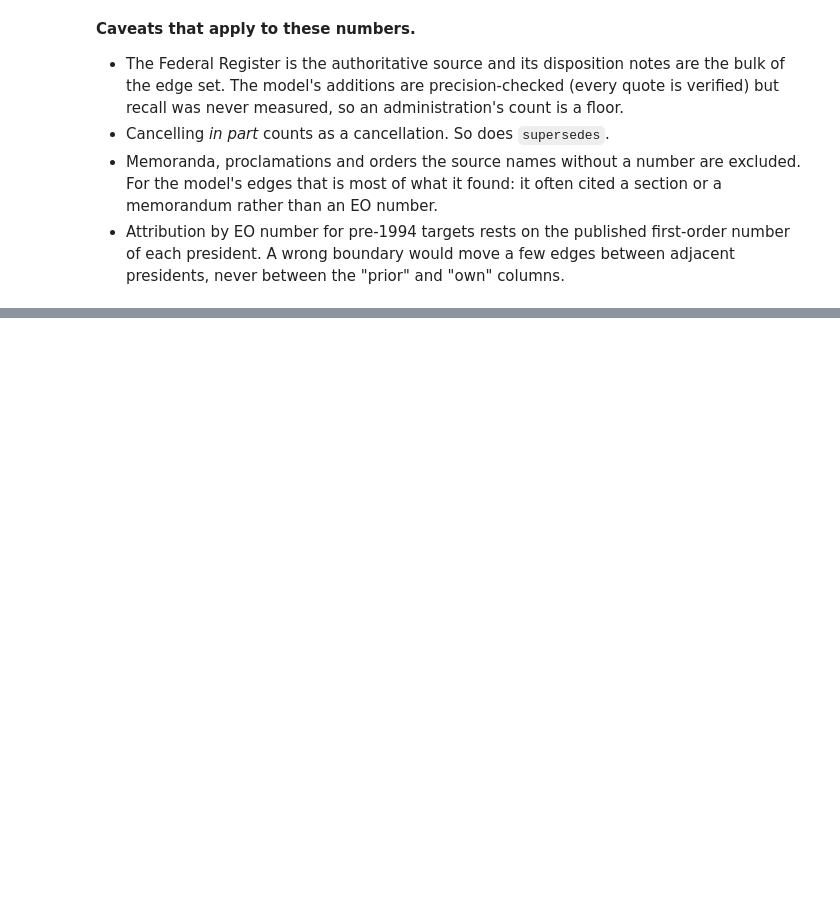
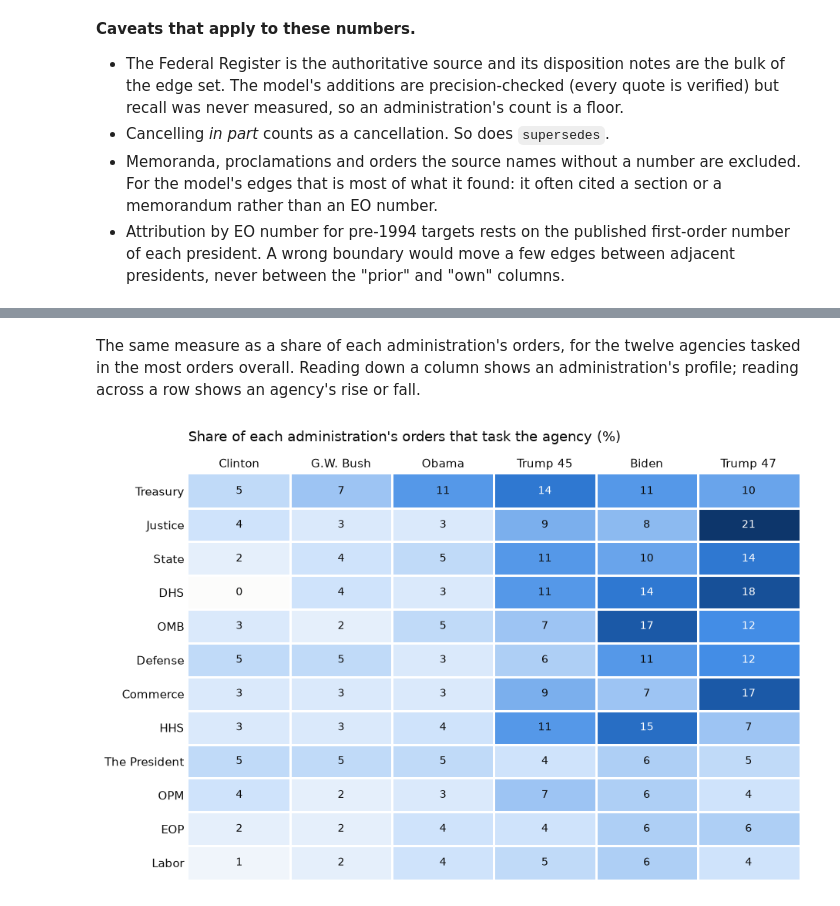
Before and after one commit to DaveKT/EO_Analysis, a Jupyter notebook: notebooks/analysis.ipynb, the cells around one changed output, grey strips where cells are left out. Cells and saved outputs as stored; diff of their text form; code cells hidden in the pictures; blank space fills up the shorter version.

```diff
--- a/notebooks/analysis.ipynb
+++ b/notebooks/analysis.ipynb
@@ -335,0 +424,41 @@ plt.show()
+# %% [markdown]
+The same measure as a share of each administration's orders, for the twelve agencies
+tasked in the most orders overall. Reading down a column shows an administration's
+profile; reading across a row shows an agency's rise or fall.
+# %%
+from matplotlib.colors import LinearSegmentedColormap
+
+TOP_N = 12
+top_agencies = pairs.canonical_name.value_counts().head(TOP_N).index
+share = (counts[counts.canonical_name.isin(top_agencies)]
+         .pivot(index="canonical_name", columns="actor", values="orders")
+         .reindex(index=top_agencies, columns=ADMINS).fillna(0))
+share = (share.div(orders_per_actor, axis=1) * 100).round(0)
+
+# One hue, light to dark: the reference palette's sequential blue ramp.
+RAMP = LinearSegmentedColormap.from_list("blue", ["#fcfcfb", "#cde2fb", "#86b6ef", "#3987e5", "#1c5cab", "#0d366b"])
+
+fig, ax = plt.subplots(figsize=(8.5, 5.6))
+im = ax.imshow(share.values, cmap=RAMP, vmin=0, vmax=share.values.max(), aspect="auto")
+ax.set_xticks(range(len(ADMINS)), ADMINS)
+ax.set_yticks(range(TOP_N), [short_agency(n) for n in share.index])
+ax.xaxis.tick_top()
+ax.tick_params(length=0, colors=INK)
+for i in range(TOP_N):
+    for j in range(len(ADMINS)):
+        v = share.values[i, j]
+        ax.text(j, i, f"{v:.0f}", ha="center", va="center", fontsize=9,
+                color="white" if v >= 0.55 * share.values.max() else INK)
+# 2px surface gaps between cells
+ax.set_xticks([x - 0.5 for x in range(1, len(ADMINS))], minor=True)
+ax.set_yticks([y - 0.5 for y in range(1, TOP_N)], minor=True)
+ax.grid(which="minor", color="white", linewidth=2)
+ax.tick_params(which="minor", length=0)
+for side in ax.spines.values():
+    side.set_visible(False)
+ax.set_title("Share of each administration's orders that task the agency (%)",
+             loc="left", fontsize=12, color=INK, pad=28)
+plt.tight_layout()
+plt.show()
+# %% [output]
+[figure, added]
```
Also changed, not shown: parts of 5 cells of this notebook.
